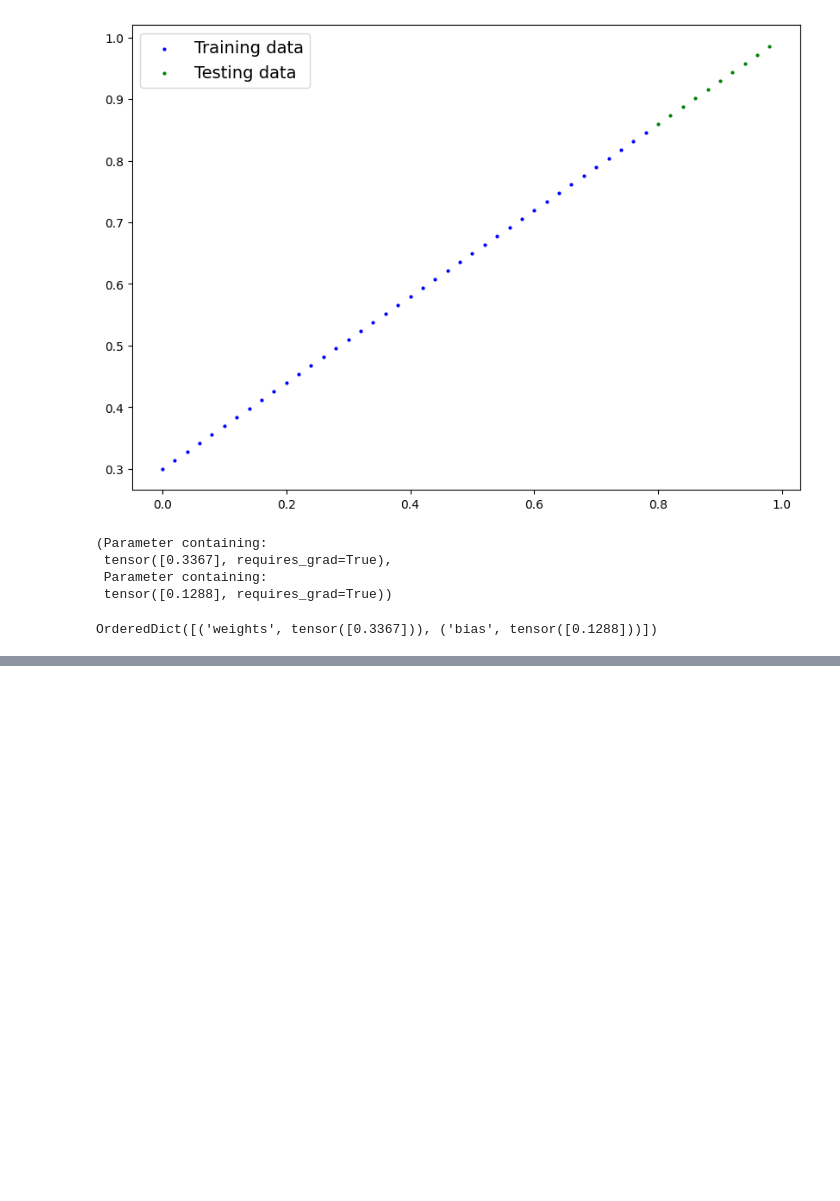
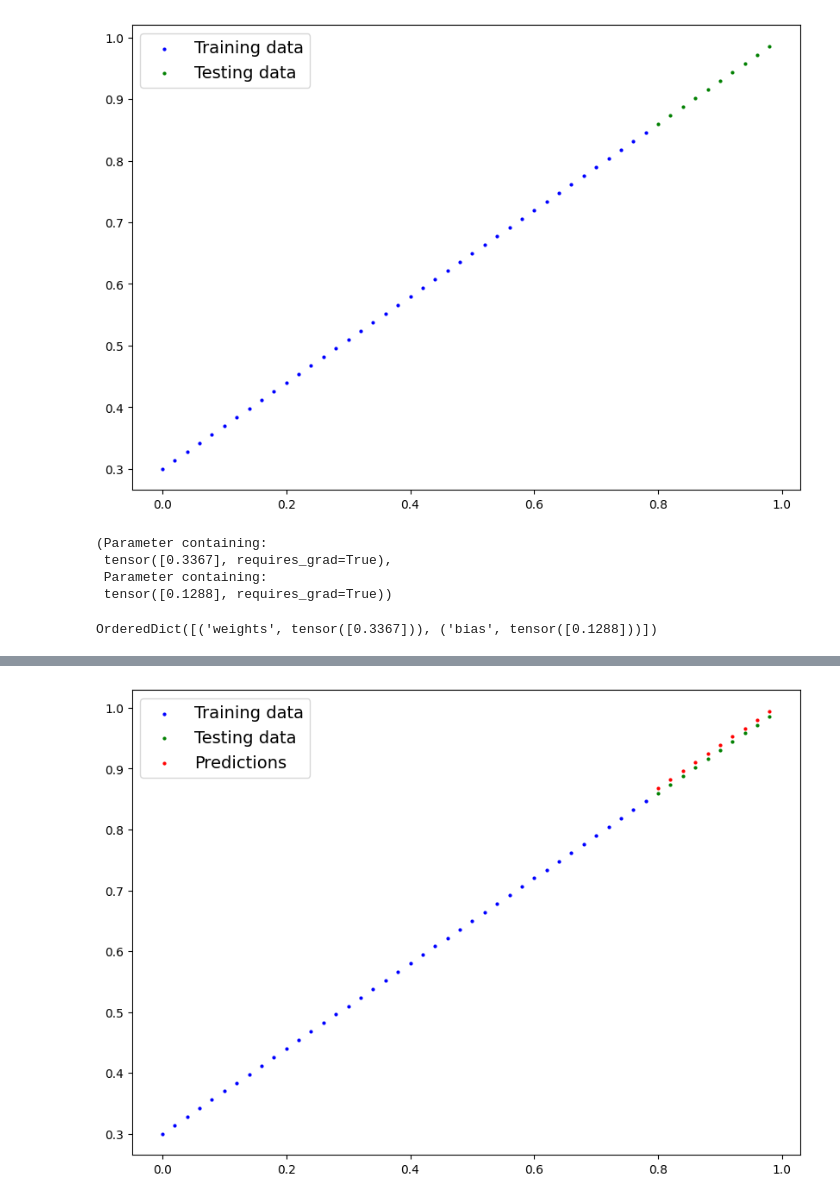
Before and after one commit to tshortess/machine_learning, a Jupyter notebook: pytorch_course/PyTorch_Course/01_Exercises.ipynb, the cells around one changed output, grey strips where cells are left out. Saved outputs shown, nothing was run; the diff lists cells and outputs as text; code cells hidden in the pictures; blank space fills up the shorter version.

```diff
--- a/pytorch_course/PyTorch_Course/01_Exercises.ipynb
+++ b/pytorch_course/PyTorch_Course/01_Exercises.ipynb
@@ -115,0 +151,7 @@ tensor([[0.3982],
+# %%
+#Setup loss function
+loss_fn = nn.L1Loss()
+
+#Setup optimizer
+optimizer = optim.SGD(params=lr_model.parameters(),
+                     lr=0.01)
@@ -115,0 +221,7 @@ tensor([[0.3982],
+# %%
+with torch.inference_mode():
+    y_preds_new = lr_model(X_test)
+
+plot_predictions(predictions=y_preds_new)
+# %% [output]
+[figure, added]
```
Also changed, not shown: parts of 9 cells of this notebook.
